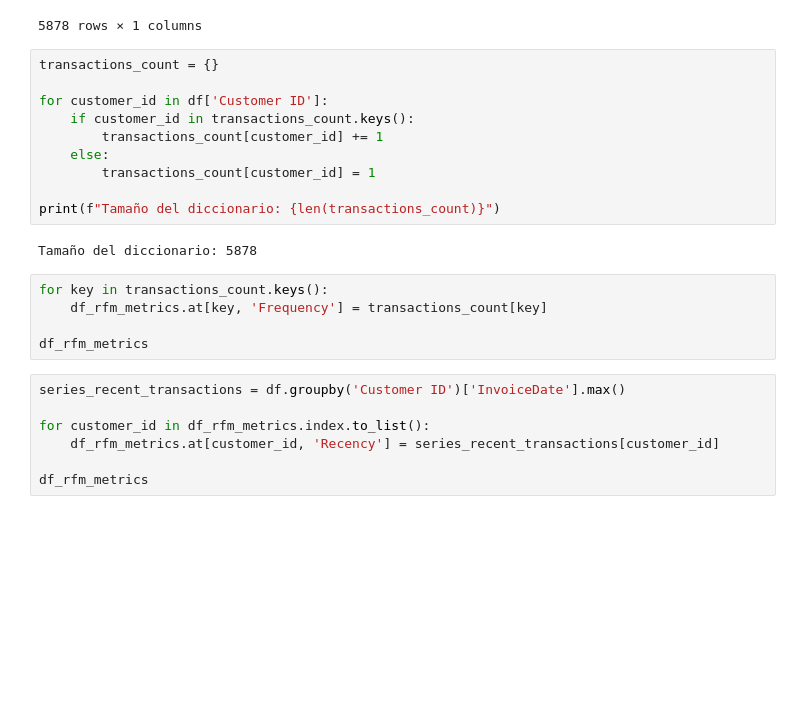
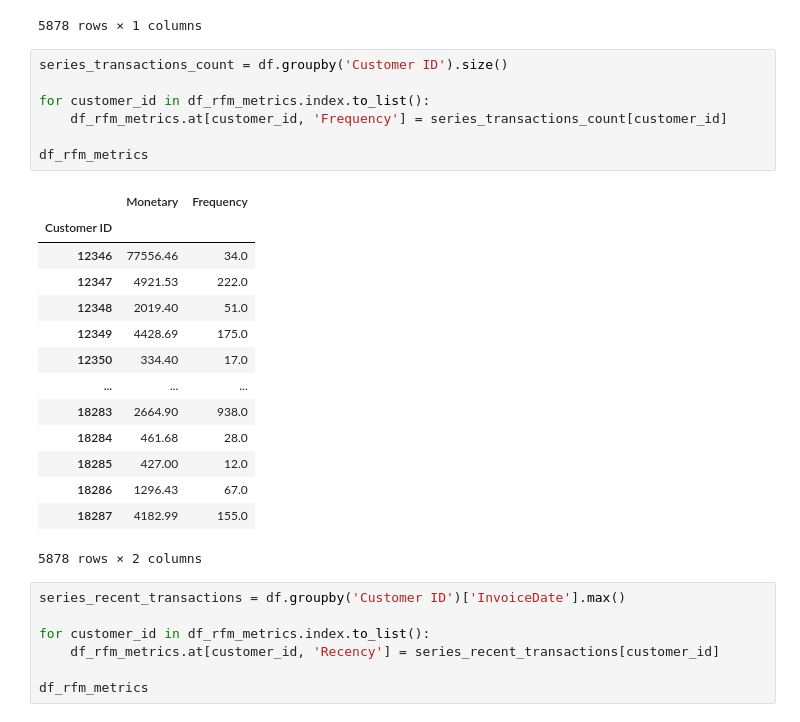
Before and after one commit to AmaKings9/online-retail-customer-analysis, a Jupyter notebook: notebooks/03_eda.ipynb, the cells around one changed output. Cells and saved outputs as stored; diff of their text form; blank space fills up the shorter version.

Commit message:
Update frequency calculation process for eda

```diff
--- a/notebooks/03_eda.ipynb
+++ b/notebooks/03_eda.ipynb
@@ -251,23 +251,28 @@ df_rfm_metrics
 | 18286 | 1296.43 |
 | 18287 | 4182.99 |
 5878 rows × 1 columns
-# %%
-transactions_count = {}
-
-for customer_id in df['Customer ID']:
-    if customer_id in transactions_count.keys():
-        transactions_count[customer_id] += 1
-    else:
-        transactions_count[customer_id] = 1
-
-print(f"Tamaño del diccionario: {len(transactions_count)}")
-# %% [output]
-Tamaño del diccionario: 5878
 # %%
-for key in transactions_count.keys():
-    df_rfm_metrics.at[key, 'Frequency'] = transactions_count[key]
+series_transactions_count = df.groupby('Customer ID').size()
+
+for customer_id in df_rfm_metrics.index.to_list():
+    df_rfm_metrics.at[customer_id, 'Frequency'] = series_transactions_count[customer_id]
 
 df_rfm_metrics
+# %% [output]
+|  | Monetary | Frequency |
+| Customer ID |  |  |
+| 12346 | 77556.46 | 34.0 |
+| 12347 | 4921.53 | 222.0 |
+| 12348 | 2019.40 | 51.0 |
+| 12349 | 4428.69 | 175.0 |
+| 12350 | 334.40 | 17.0 |
+| ... | ... | ... |
+| 18283 | 2664.90 | 938.0 |
+| 18284 | 461.68 | 28.0 |
+| 18285 | 427.00 | 12.0 |
+| 18286 | 1296.43 | 67.0 |
+| 18287 | 4182.99 | 155.0 |
+5878 rows × 2 columns
 # %%
 series_recent_transactions = df.groupby('Customer ID')['InvoiceDate'].max()
 
```
